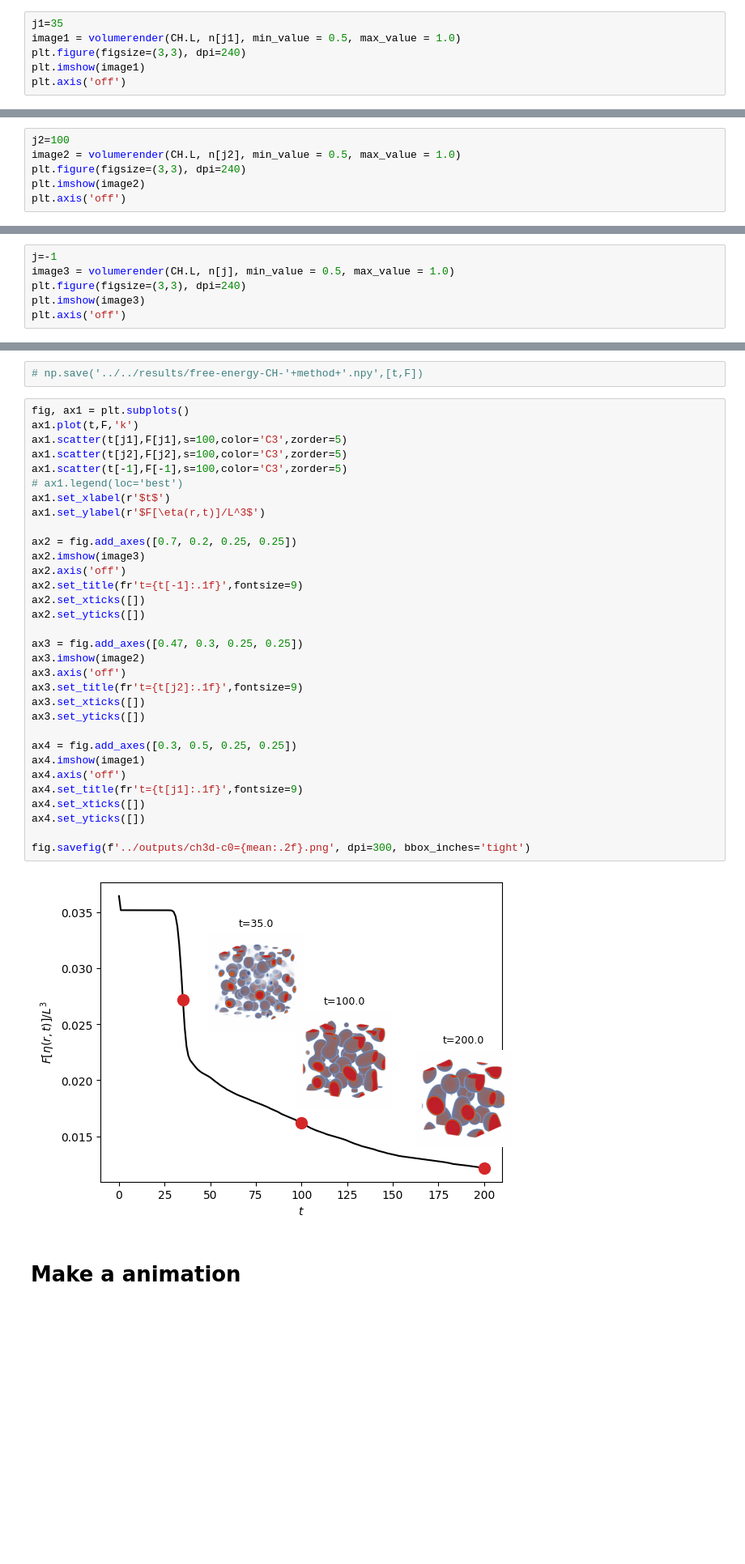
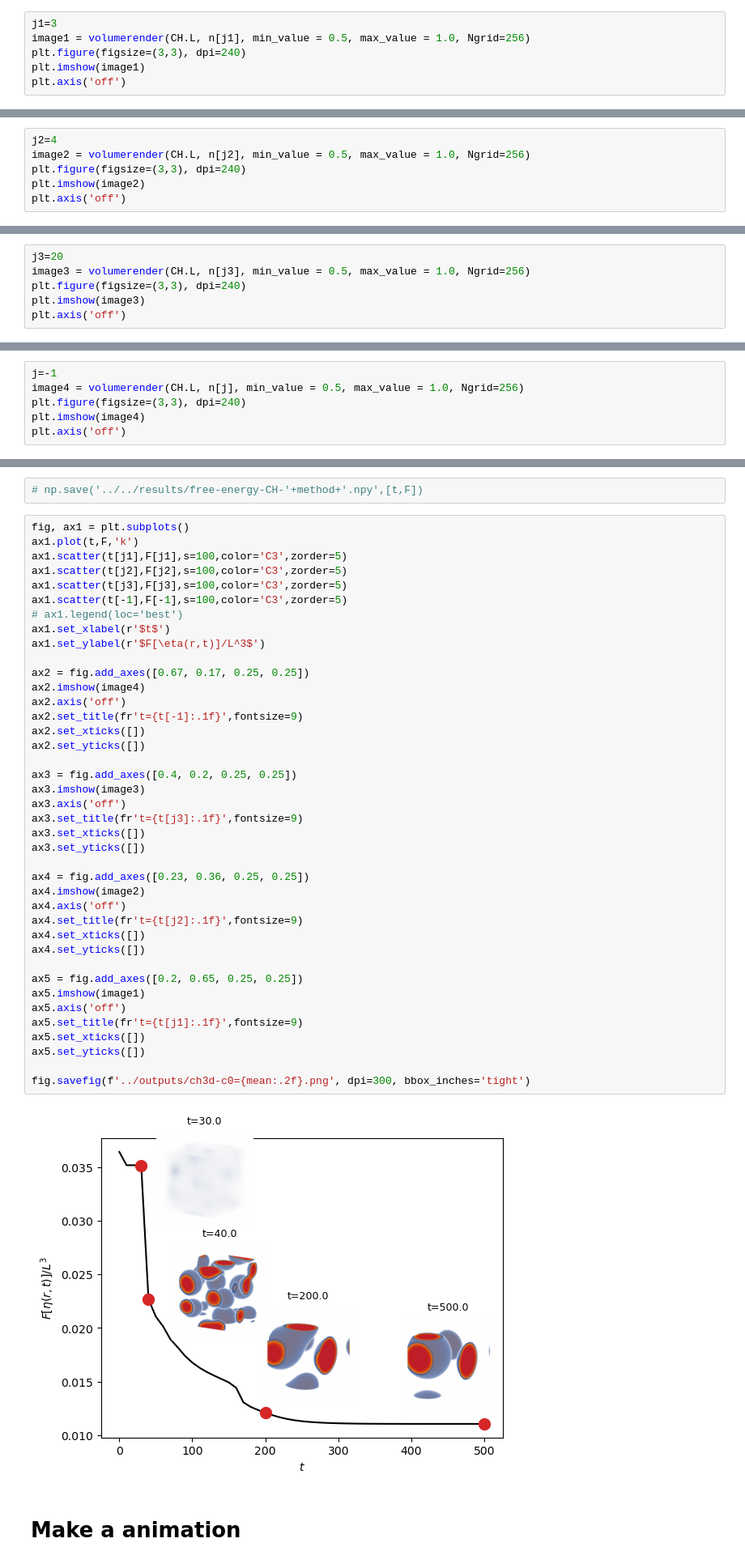
Before and after one commit to elvissoares/spectralETD, a Jupyter notebook: examples/CH3d.ipynb, the cells around one changed output, grey strips where cells are left out. Shown at 81% size. Drawn from its saved outputs; the diff is of its cells as text; blank space fills up the shorter version.

```diff
--- a/examples/CH3d.ipynb
+++ b/examples/CH3d.ipynb
@@ -97,8 +97,8 @@ Final Time: 200.00
 # %%
 from volumerender import volumerender
 # %%
-j1=35
-image1 = volumerender(CH.L, n[j1], min_value = 0.5, max_value = 1.0)
+j1=3
+image1 = volumerender(CH.L, n[j1], min_value = 0.5, max_value = 1.0, Ngrid=256)
 plt.figure(figsize=(3,3), dpi=240)
 plt.imshow(image1)
 plt.axis('off')
@@ -118,6 +118,6 @@ plt.yticks([])
 # %%
-j2=100
-image2 = volumerender(CH.L, n[j2], min_value = 0.5, max_value = 1.0)
+j2=4
+image2 = volumerender(CH.L, n[j2], min_value = 0.5, max_value = 1.0, Ngrid=256)
 plt.figure(figsize=(3,3), dpi=240)
 plt.imshow(image2)
 plt.axis('off')
@@ -136,0 +137,6 @@ plt.yticks([])
+# %%
+j3=20
+image3 = volumerender(CH.L, n[j3], min_value = 0.5, max_value = 1.0, Ngrid=256)
+plt.figure(figsize=(3,3), dpi=240)
+plt.imshow(image3)
+plt.axis('off')
@@ -137,8 +156,8 @@ plt.yticks([])
 # %%
 j=-1
-image3 = volumerender(CH.L, n[j], min_value = 0.5, max_value = 1.0)
+image4 = volumerender(CH.L, n[j], min_value = 0.5, max_value = 1.0, Ngrid=256)
 plt.figure(figsize=(3,3), dpi=240)
-plt.imshow(image3)
+plt.imshow(image4)
 plt.axis('off')
 # %% [output]
 (np.float64(-0.5), np.float64(255.5), np.float64(255.5), np.float64(-0.5))
@@ -194,37 +213,45 @@ for i in range(t.size):
 # %%
 fig, ax1 = plt.subplots()
 ax1.plot(t,F,'k')
 ax1.scatter(t[j1],F[j1],s=100,color='C3',zorder=5)
 ax1.scatter(t[j2],F[j2],s=100,color='C3',zorder=5)
+ax1.scatter(t[j3],F[j3],s=100,color='C3',zorder=5)
 ax1.scatter(t[-1],F[-1],s=100,color='C3',zorder=5)
 # ax1.legend(loc='best')
 ax1.set_xlabel(r'$t$')
 ax1.set_ylabel(r'$F[\eta(r,t)]/L^3$')
 
-ax2 = fig.add_axes([0.7, 0.2, 0.25, 0.25])
-ax2.imshow(image3)
+ax2 = fig.add_axes([0.67, 0.17, 0.25, 0.25])
+ax2.imshow(image4)
 ax2.axis('off')
 ax2.set_title(fr't={t[-1]:.1f}',fontsize=9)
 ax2.set_xticks([])
 ax2.set_yticks([])
 
-ax3 = fig.add_axes([0.47, 0.3, 0.25, 0.25])
-ax3.imshow(image2)
+ax3 = fig.add_axes([0.4, 0.2, 0.25, 0.25])
+ax3.imshow(image3)
 ax3.axis('off')
-ax3.set_title(fr't={t[j2]:.1f}',fontsize=9)
+ax3.set_title(fr't={t[j3]:.1f}',fontsize=9)
 ax3.set_xticks([])
 ax3.set_yticks([])
 
-ax4 = fig.add_axes([0.3, 0.5, 0.25, 0.25])
-ax4.imshow(image1)
+ax4 = fig.add_axes([0.23, 0.36, 0.25, 0.25])
+ax4.imshow(image2)
 ax4.axis('off')
-ax4.set_title(fr't={t[j1]:.1f}',fontsize=9)
+ax4.set_title(fr't={t[j2]:.1f}',fontsize=9)
 ax4.set_xticks([])
 ax4.set_yticks([])
 
+ax5 = fig.add_axes([0.2, 0.65, 0.25, 0.25])
+ax5.imshow(image1)
+ax5.axis('off')
+ax5.set_title(fr't={t[j1]:.1f}',fontsize=9)
+ax5.set_xticks([])
+ax5.set_yticks([])
+
 fig.savefig(f'../outputs/ch3d-c0={mean:.2f}.png', dpi=300, bbox_inches='tight')
 # %% [output]
-[figure, old version]
+[figure, new version]
 # %% [markdown]
 # Make a animation
 # %%
```
Also changed, not shown: parts of 14 cells of this notebook, 1 other file.
